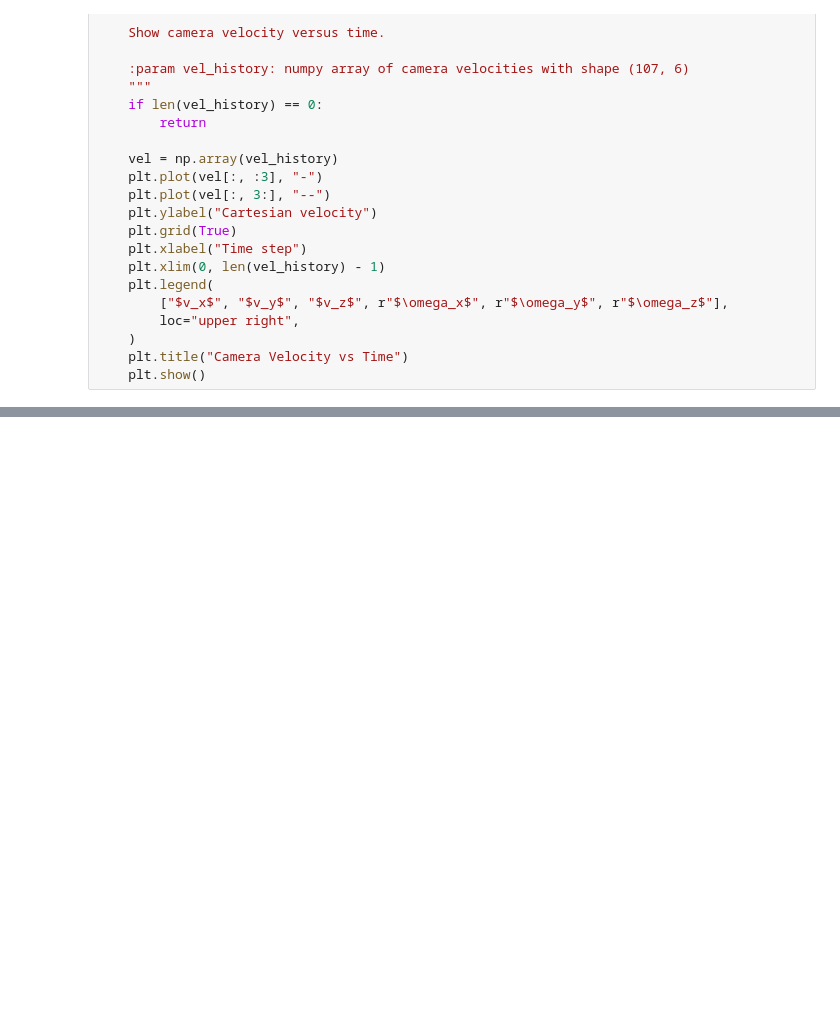
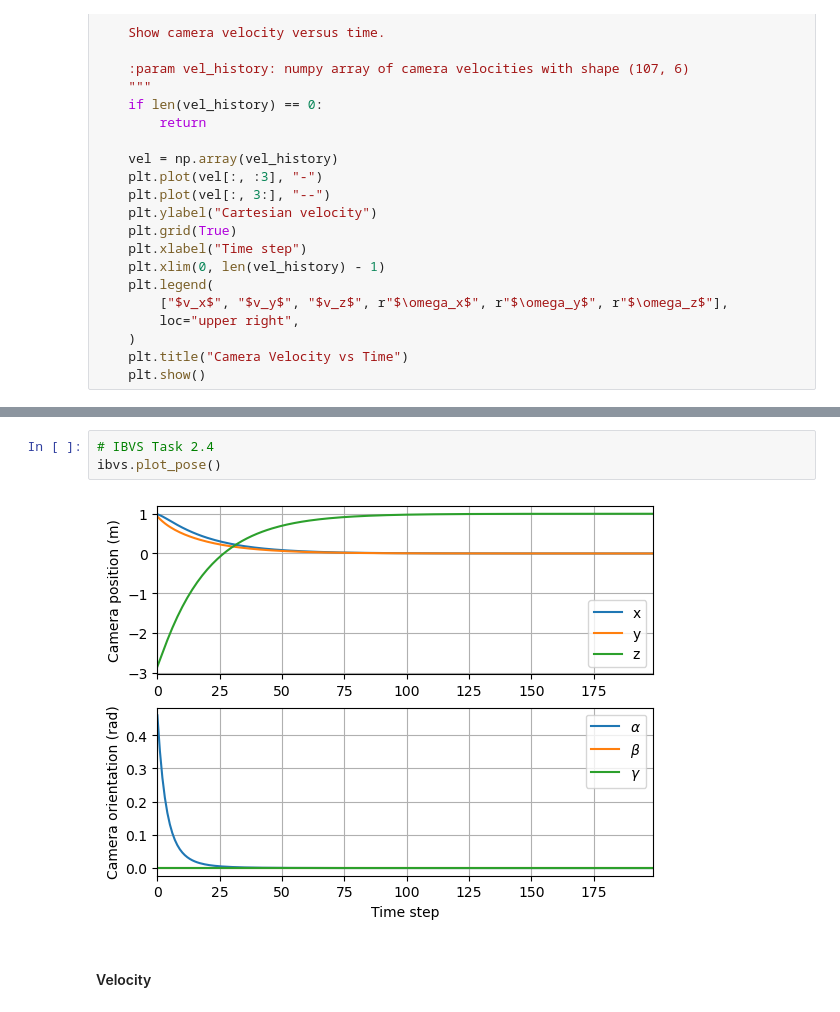
Before and after one commit to santamav/SKJ015-Intelligent_Control, a Jupyter notebook: Task_4_1/PBVS+IBVS+ROS_VSM&JGB.ipynb, the cells around one changed output, grey strips where cells are left out. Drawn from its saved outputs; the diff is of its cells as text; blank space fills up the shorter version.

```diff
--- a/Task_4_1/PBVS+IBVS+ROS_VSM&JGB.ipynb
+++ b/Task_4_1/PBVS+IBVS+ROS_VSM&JGB.ipynb
@@ -612,0 +630,7 @@ plot_vel(vel)
+# %%
+# IBVS Task 2.4
+ibvs.plot_pose()
+# %% [output]
+[figure, added]
+# %% [markdown]
+#### Velocity
```
Also changed, not shown: parts of 19 cells of this notebook.
